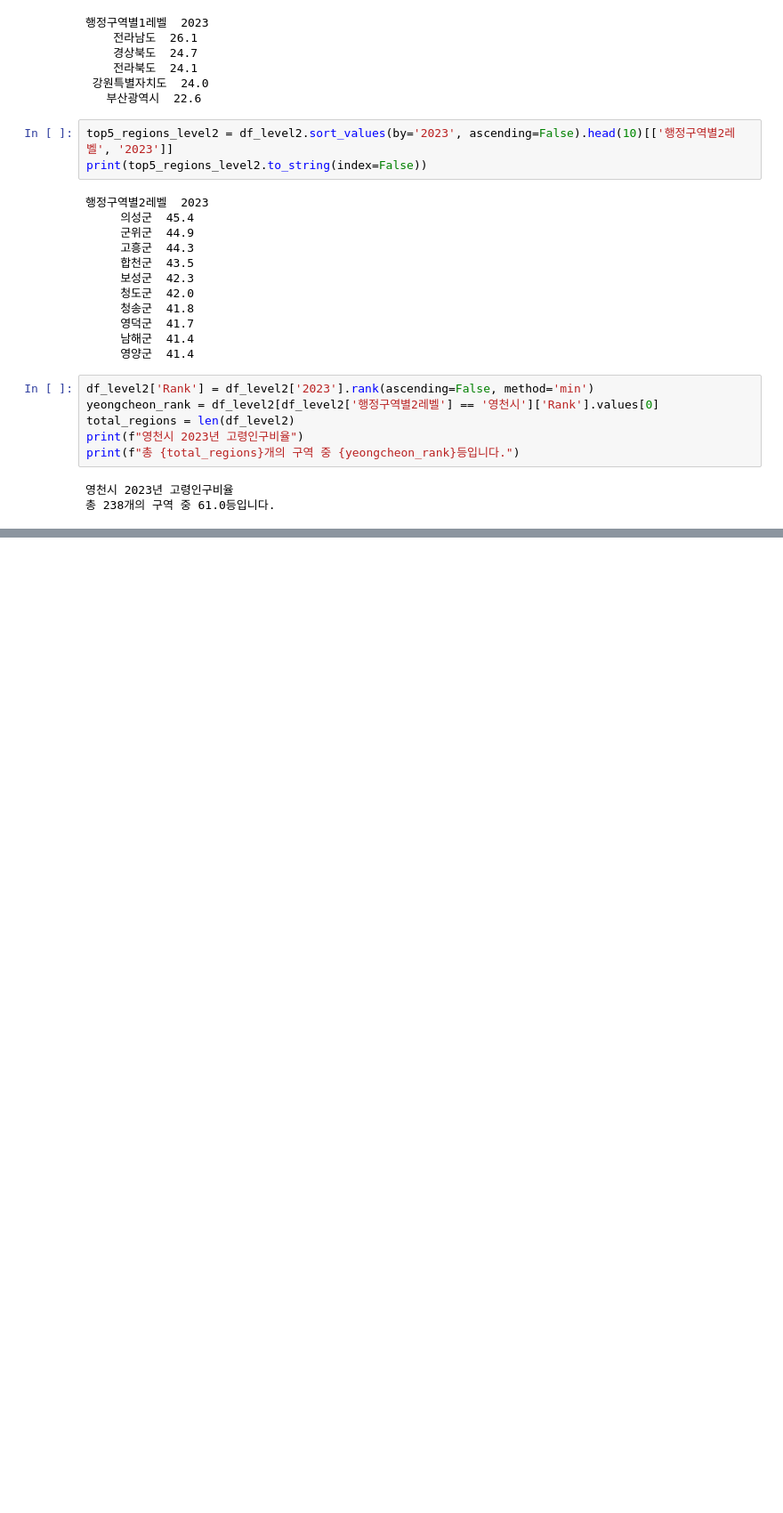
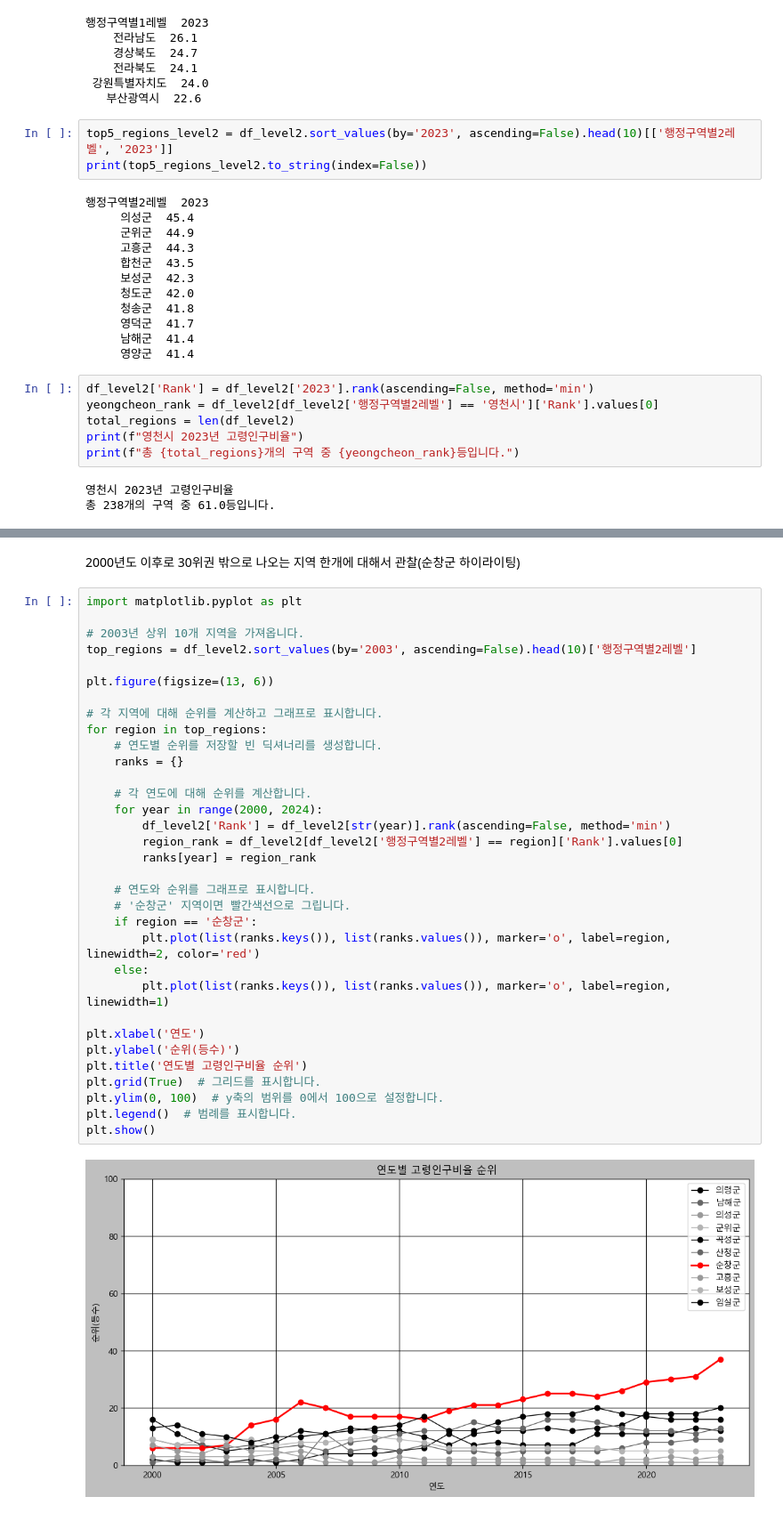
Before and after one commit to BaekJunehong/Yangcheon_Data_Contest, a Jupyter notebook: code.ipynb, the cells around one changed output, grey strips where cells are left out. Shown: that part at 89% size. Drawn from its saved outputs; the diff is of its cells as text; blank space fills up the shorter version.

Commit message:
2000년도 상위 10개 지역중 최근 30위권 밖으로 나오는 지역 하이라이팅

```diff
--- a/code.ipynb
+++ b/code.ipynb
@@ -164,0 +254,37 @@ plt.show()
+# %% [markdown]
+2000년도 이후로 30위권 밖으로 나오는 지역 한개에 대해서 관찰(순창군 하이라이팅)
+# %%
+import matplotlib.pyplot as plt
+
+# 2003년 상위 10개 지역을 가져옵니다.
+top_regions = df_level2.sort_values(by='2003', ascending=False).head(10)['행정구역별2레벨']
+
+plt.figure(figsize=(13, 6))
+
+# 각 지역에 대해 순위를 계산하고 그래프로 표시합니다.
+for region in top_regions:
+    # 연도별 순위를 저장할 빈 딕셔너리를 생성합니다.
+    ranks = {}
+
+    # 각 연도에 대해 순위를 계산합니다.
+    for year in range(2000, 2024):
+        df_level2['Rank'] = df_level2[str(year)].rank(ascending=False, method='min')
+        region_rank = df_level2[df_level2['행정구역별2레벨'] == region]['Rank'].values[0]
+        ranks[year] = region_rank
+
+    # 연도와 순위를 그래프로 표시합니다.
+    # '순창군' 지역이면 빨간색선으로 그립니다.
+    if region == '순창군':
+        plt.plot(list(ranks.keys()), list(ranks.values()), marker='o', label=region, linewidth=2, color='red')
+    else:
+        plt.plot(list(ranks.keys()), list(ranks.values()), marker='o', label=region, linewidth=1)
+
+plt.xlabel('연도')
+plt.ylabel('순위(등수)')
+plt.title('연도별 고령인구비율 순위')
+plt.grid(True)  # 그리드를 표시합니다.
+plt.ylim(0, 100)  # y축의 범위를 0에서 100으로 설정합니다.
+plt.legend()  # 범례를 표시합니다.
+plt.show()
+# %% [output]
+[figure, added]
```
Also changed, not shown: parts of 12 cells of this notebook.
